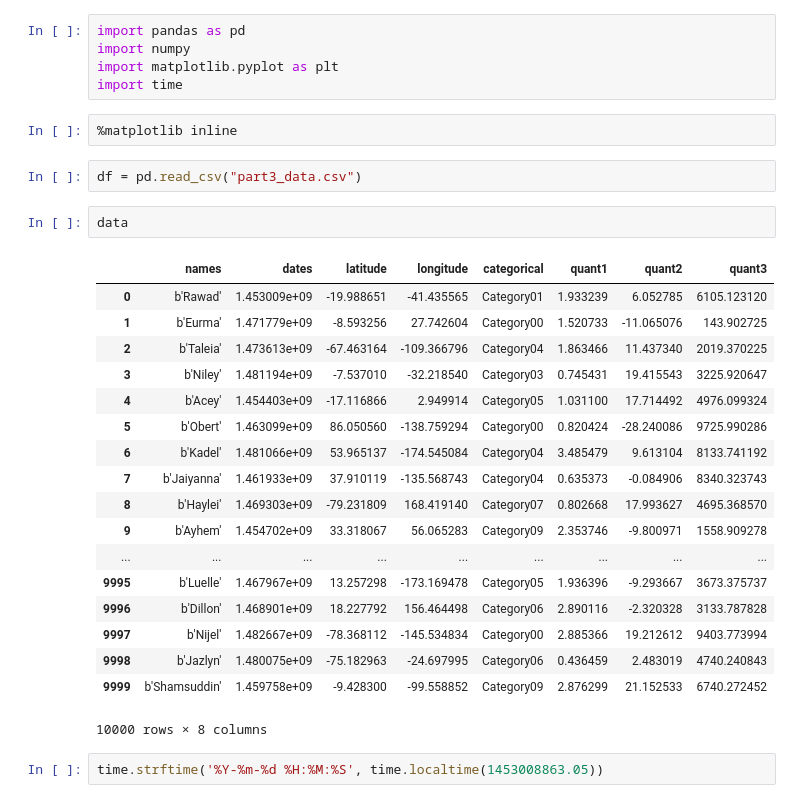
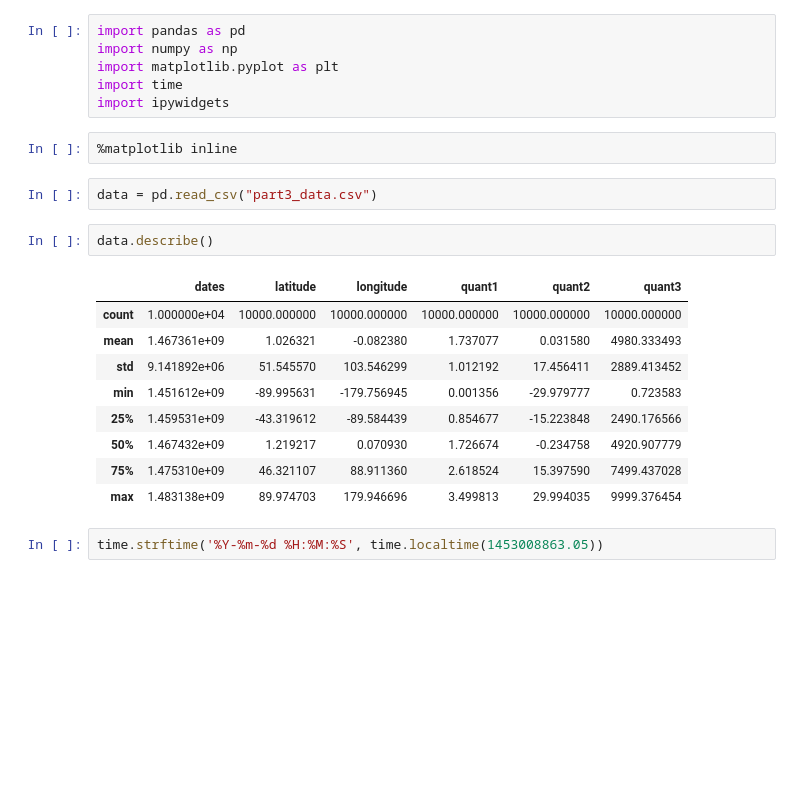
Before and after one commit to UIUC-iSchool-DataViz/project-spring2017, a Jupyter notebook: part3/part3.ipynb, the cells around one changed output. Cells and saved outputs as stored; diff of their text form; blank space fills up the shorter version.

```diff
--- a/part3/part3.ipynb
+++ b/part3/part3.ipynb
@@ -1,33 +1,25 @@
 # %%
 import pandas as pd
-import numpy
+import numpy as np
 import matplotlib.pyplot as plt
 import time
+import ipywidgets
 # %%
 %matplotlib inline
 # %%
-df = pd.read_csv("part3_data.csv")
+data = pd.read_csv("part3_data.csv")
 # %%
-data
+data.describe()
 # %% [output]
-|  | names | dates | latitude | longitude | categorical | quant1 | quant2 | quant3 |
-| 0 | b'Rawad' | 1.453009e+09 | -19.988651 | -41.435565 | Category01 | 1.933239 | 6.052785 | 6105.123120 |
-| 1 | b'Eurma' | 1.471779e+09 | -8.593256 | 27.742604 | Category00 | 1.520733 | -11.065076 | 143.902725 |
-| 2 | b'Taleia' | 1.473613e+09 | -67.463164 | -109.366796 | Category04 | 1.863466 | 11.437340 | 2019.370225 |
-| 3 | b'Niley' | 1.481194e+09 | -7.537010 | -32.218540 | Category03 | 0.745431 | 19.415543 | 3225.920647 |
-| 4 | b'Acey' | 1.454403e+09 | -17.116866 | 2.949914 | Category05 | 1.031100 | 17.714492 | 4976.099324 |
-| 5 | b'Obert' | 1.463099e+09 | 86.050560 | -138.759294 | Category00 | 0.820424 | -28.240086 | 9725.990286 |
-| 6 | b'Kadel' | 1.481066e+09 | 53.965137 | -174.545084 | Category04 | 3.485479 | 9.613104 | 8133.741192 |
-| 7 | b'Jaiyanna' | 1.461933e+09 | 37.910119 | -135.568743 | Category04 | 0.635373 | -0.084906 | 8340.323743 |
-| 8 | b'Haylei' | 1.469303e+09 | -79.231809 | 168.419140 | Category07 | 0.802668 | 17.993627 | 4695.368570 |
-| 9 | b'Ayhem' | 1.454702e+09 | 33.318067 | 56.065283 | Category09 | 2.353746 | -9.800971 | 1558.909278 |
-| ... | ... | ... | ... | ... | ... | ... | ... | ... |
-| 9995 | b'Luelle' | 1.467967e+09 | 13.257298 | -173.169478 | Category05 | 1.936396 | -9.293667 | 3673.375737 |
-| 9996 | b'Dillon' | 1.468901e+09 | 18.227792 | 156.464498 | Category06 | 2.890116 | -2.320328 | 3133.787828 |
-| 9997 | b'Nijel' | 1.482667e+09 | -78.368112 | -145.534834 | Category00 | 2.885366 | 19.212612 | 9403.773994 |
-| 9998 | b'Jazlyn' | 1.480075e+09 | -75.182963 | -24.697995 | Category06 | 0.436459 | 2.483019 | 4740.240843 |
-| 9999 | b'Shamsuddin' | 1.459758e+09 | -9.428300 | -99.558852 | Category09 | 2.876299 | 21.152533 | 6740.272452 |
+|  | dates | latitude | longitude | quant1 | quant2 | quant3 |
+| count | 1.000000e+04 | 10000.000000 | 10000.000000 | 10000.000000 | 10000.000000 | 10000.000000 |
+| mean | 1.467361e+09 | 1.026321 | -0.082380 | 1.737077 | 0.031580 | 4980.333493 |
+| std | 9.141892e+06 | 51.545570 | 103.546299 | 1.012192 | 17.456411 | 2889.413452 |
+| min | 1.451612e+09 | -89.995631 | -179.756945 | 0.001356 | -29.979777 | 0.723583 |
+| 25% | 1.459531e+09 | -43.319612 | -89.584439 | 0.854677 | -15.223848 | 2490.176566 |
+| 50% | 1.467432e+09 | 1.219217 | 0.070930 | 1.726674 | -0.234758 | 4920.907779 |
+| 75% | 1.475310e+09 | 46.321107 | 88.911360 | 2.618524 | 15.397590 | 7499.437028 |
+| max | 1.483138e+09 | 89.974703 | 179.946696 | 3.499813 | 29.994035 | 9999.376454 |
-10000 rows × 8 columns
 # %%
 time.strftime('%Y-%m-%d %H:%M:%S', time.localtime(1453008863.05))
 # %% [output]
```
Also changed, not shown: parts of 1 cell of this notebook.
